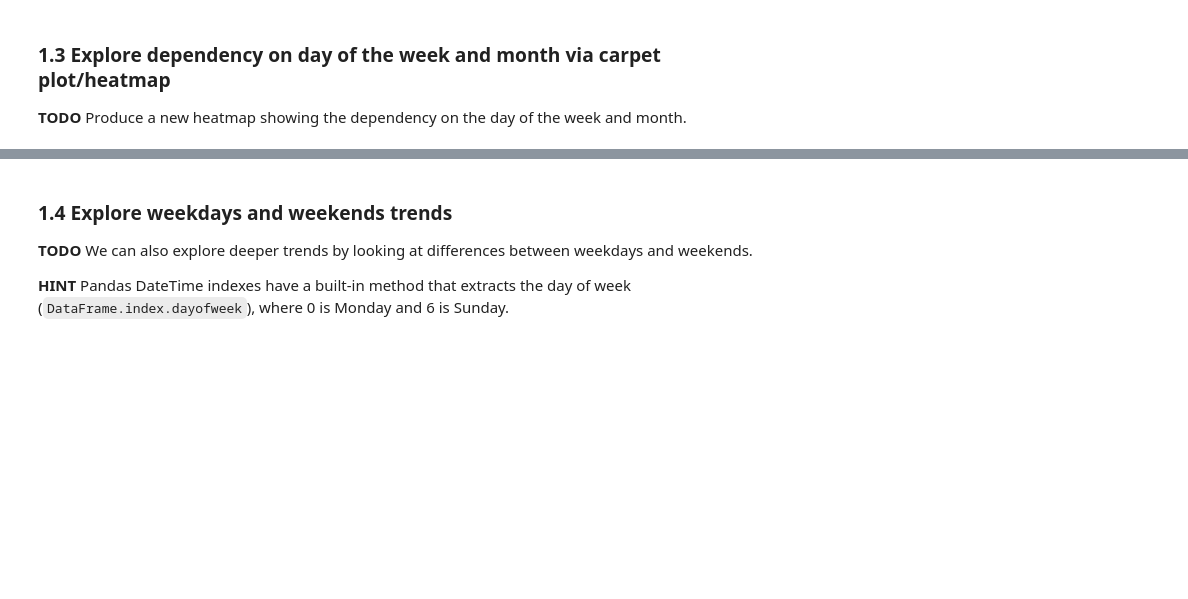
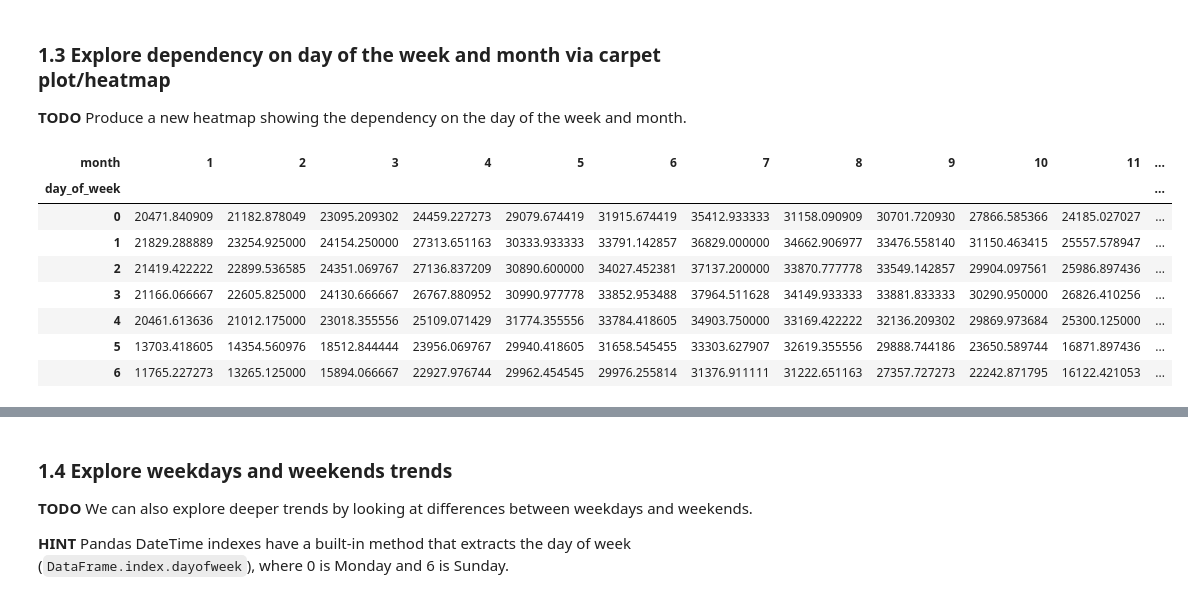
Before and after one commit to UCL-ELEC0136/5-forecasting-Trinity-Actual, a Jupyter notebook: LAB5.ipynb, the cells around one changed output, grey strips where cells are left out. Saved outputs shown, nothing was run; the diff lists cells and outputs as text; code cells hidden in the pictures; blank space fills up the shorter version.

```diff
--- a/LAB5.ipynb
+++ b/LAB5.ipynb
@@ -122,3 +196,25 @@ ax.set_yticklabels(np.arange(2011, 2021, 1), rotation=0);
+# %%
+# Explore dependency on day of the week and month #
+
+month_day = cycle_df.copy()
+month_day.loc[:,'day_of_week'] = month_day.index.dayofweek
+month_day.loc[:,'month'] = month_day.index.month
+month_day = month_day.groupby(['day_of_week','month']).mean().unstack()
+month_day.columns = month_day.columns.droplevel(0)
+
+month_day
+
+##############
+# %% [output]
+| month | 1 | 2 | 3 | 4 | 5 | 6 | 7 | 8 | 9 | 10 | 11 | ... |
+| day_of_week |  |  |  |  |  |  |  |  |  |  |  | ... |
+| 0 | 20471.840909 | 21182.878049 | 23095.209302 | 24459.227273 | 29079.674419 | 31915.674419 | 35412.933333 | 31158.090909 | 30701.720930 | 27866.585366 | 24185.027027 | ... |
+| 1 | 21829.288889 | 23254.925000 | 24154.250000 | 27313.651163 | 30333.933333 | 33791.142857 | 36829.000000 | 34662.906977 | 33476.558140 | 31150.463415 | 25557.578947 | ... |
+| 2 | 21419.422222 | 22899.536585 | 24351.069767 | 27136.837209 | 30890.600000 | 34027.452381 | 37137.200000 | 33870.777778 | 33549.142857 | 29904.097561 | 25986.897436 | ... |
+| 3 | 21166.066667 | 22605.825000 | 24130.666667 | 26767.880952 | 30990.977778 | 33852.953488 | 37964.511628 | 34149.933333 | 33881.833333 | 30290.950000 | 26826.410256 | ... |
+| 4 | 20461.613636 | 21012.175000 | 23018.355556 | 25109.071429 | 31774.355556 | 33784.418605 | 34903.750000 | 33169.422222 | 32136.209302 | 29869.973684 | 25300.125000 | ... |
+| 5 | 13703.418605 | 14354.560976 | 18512.844444 | 23956.069767 | 29940.418605 | 31658.545455 | 33303.627907 | 32619.355556 | 29888.744186 | 23650.589744 | 16871.897436 | ... |
+| 6 | 11765.227273 | 13265.125000 | 15894.066667 | 22927.976744 | 29962.454545 | 29976.255814 | 31376.911111 | 31222.651163 | 27357.727273 | 22242.871795 | 16122.421053 | ... |
 # %%
 f, ax = plt.subplots(figsize=(12,6))
 
```
Also changed, not shown: parts of 29 cells of this notebook.
